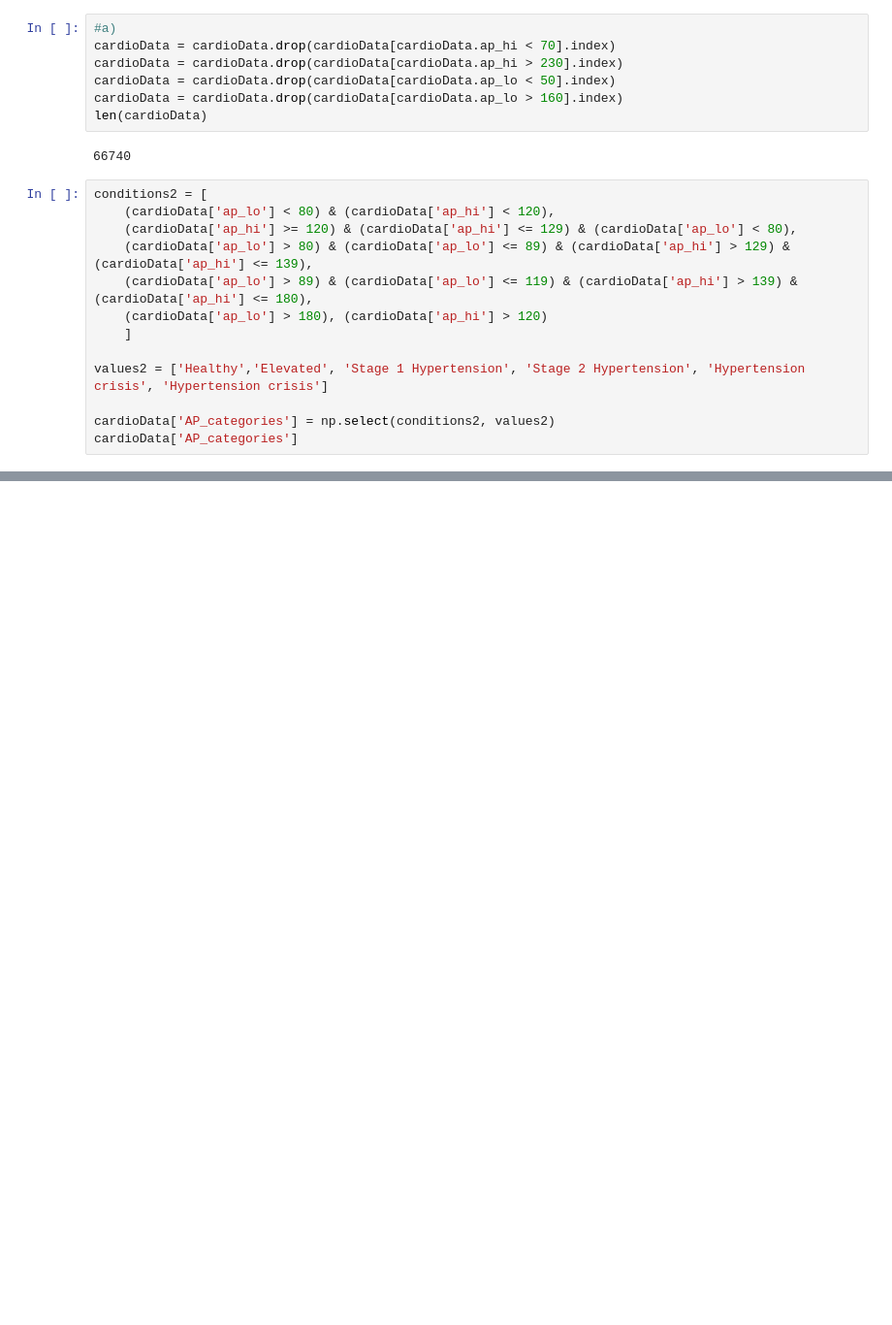
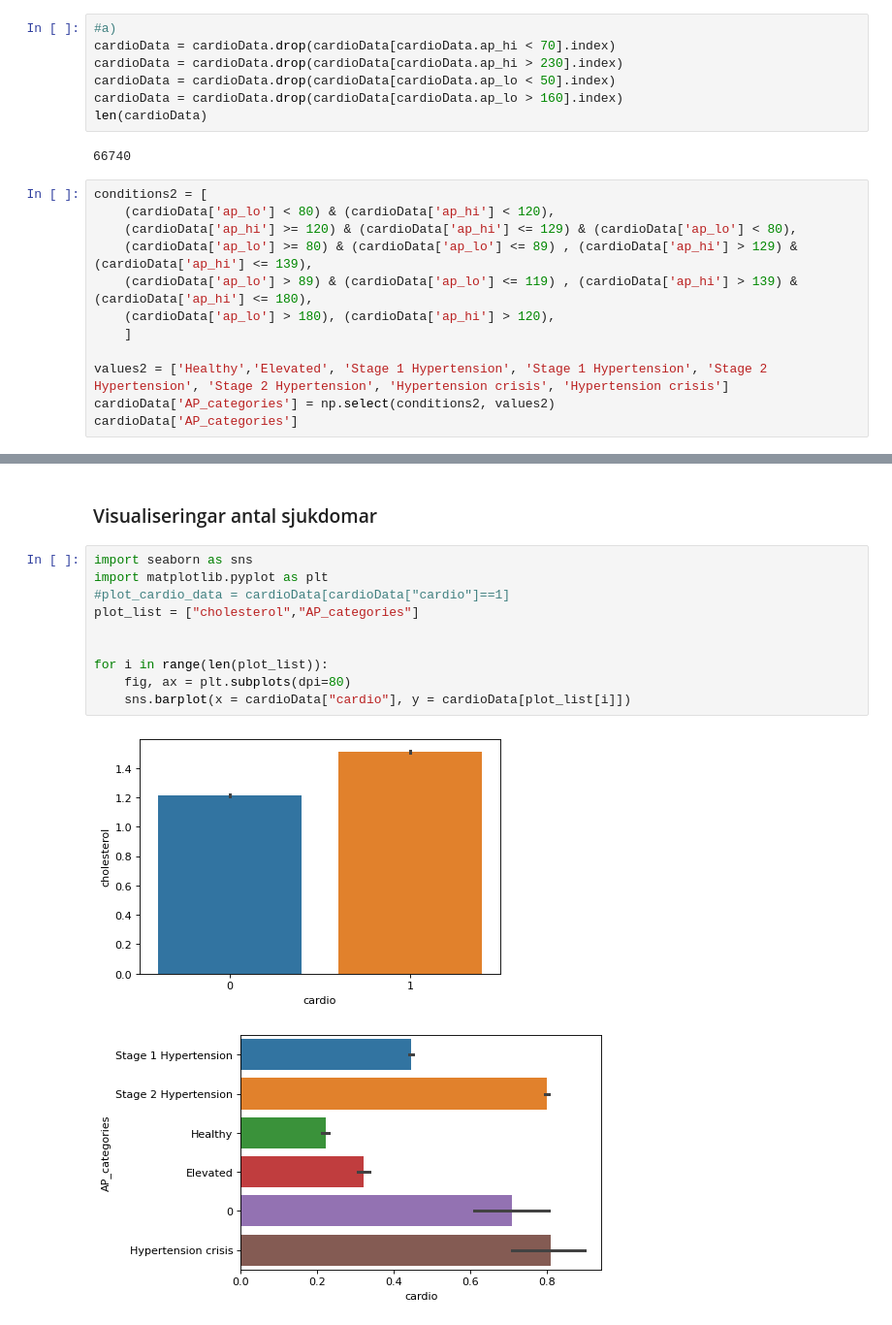
Before and after one commit to FHegardt/Maskininl-rning-Fredrik-Hegardt, a Jupyter notebook: Labb/2.1-4.ipynb, the cells around one changed output, grey strips where cells are left out. Shown at 97% size. Cells and saved outputs as stored; diff of their text form; blank space fills up the shorter version.

Commit message:
2.2.0 halfway through, added two plots

```diff
--- a/Labb/2.1-4.ipynb
+++ b/Labb/2.1-4.ipynb
@@ -85,13 +85,12 @@ len(cardioData)
 conditions2 = [
     (cardioData['ap_lo'] < 80) & (cardioData['ap_hi'] < 120),
     (cardioData['ap_hi'] >= 120) & (cardioData['ap_hi'] <= 129) & (cardioData['ap_lo'] < 80),
-    (cardioData['ap_lo'] > 80) & (cardioData['ap_lo'] <= 89) & (cardioData['ap_hi'] > 129) & (cardioData['ap_hi'] <= 139),
-    (cardioData['ap_lo'] > 89) & (cardioData['ap_lo'] <= 119) & (cardioData['ap_hi'] > 139) & (cardioData['ap_hi'] <= 180),
-    (cardioData['ap_lo'] > 180), (cardioData['ap_hi'] > 120)
+    (cardioData['ap_lo'] >= 80) & (cardioData['ap_lo'] <= 89) , (cardioData['ap_hi'] > 129) & (cardioData['ap_hi'] <= 139),
+    (cardioData['ap_lo'] > 89) & (cardioData['ap_lo'] <= 119) , (cardioData['ap_hi'] > 139) & (cardioData['ap_hi'] <= 180),
+    (cardioData['ap_lo'] > 180), (cardioData['ap_hi'] > 120),
     ]
 
-values2 = ['Healthy','Elevated', 'Stage 1 Hypertension', 'Stage 2 Hypertension', 'Hypertension crisis', 'Hypertension crisis']
-
+values2 = ['Healthy','Elevated', 'Stage 1 Hypertension', 'Stage 1 Hypertension', 'Stage 2 Hypertension', 'Stage 2 Hypertension', 'Hypertension crisis', 'Hypertension crisis']
 cardioData['AP_categories'] = np.select(conditions2, values2)
 cardioData['AP_categories']
 # %% [output]
@@ -109 +108,16 @@ cardioData['AP_categories']
 Name: AP_categories, Length: 66740, dtype: object
+# %% [markdown]
+### Visualiseringar antal sjukdomar
+# %%
+import seaborn as sns
+import matplotlib.pyplot as plt
+#plot_cardio_data = cardioData[cardioData["cardio"]==1]
+plot_list = ["cholesterol","AP_categories"]
+
+
+for i in range(len(plot_list)):
+    fig, ax = plt.subplots(dpi=80)
+    sns.barplot(x = cardioData["cardio"], y = cardioData[plot_list[i]])
+# %% [output]
+[figure, added]
+[figure, added]
```
Also changed, not shown: parts of 1 cell of this notebook.
